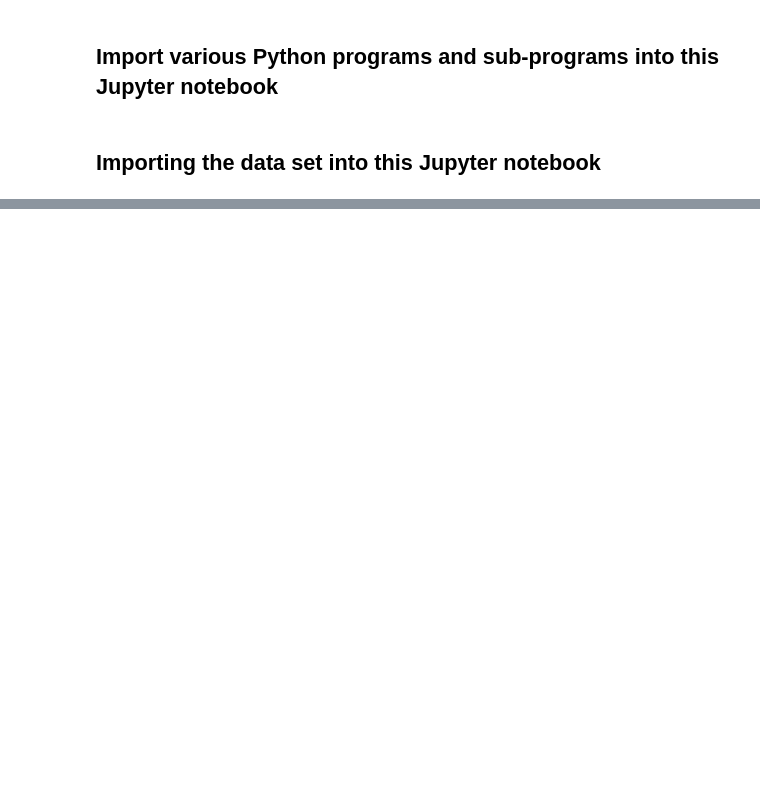
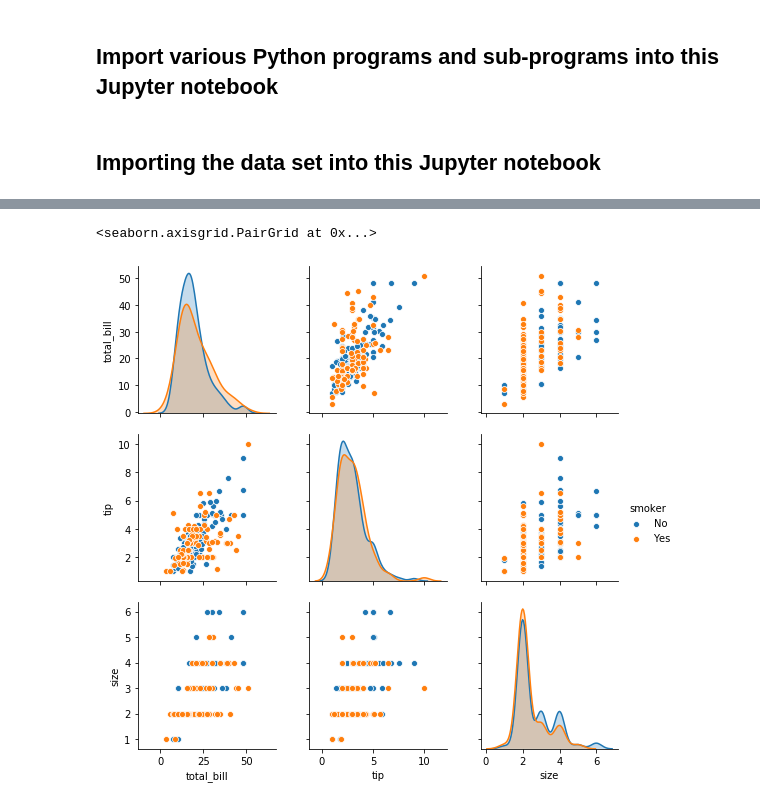
Before and after one commit to ClaireGMIT/Fundamentals-of-data-analysis-Assessment, a Jupyter notebook: Fundamentals-of-Data-Analysis-Assignment1-Nov2019.ipynb, the cells around one changed output, grey strips where cells are left out. Saved outputs shown, nothing was run; the diff lists cells and outputs as text; code cells hidden in the pictures; blank space fills up the shorter version.

```diff
--- a/Fundamentals-of-Data-Analysis-Assignment1-Nov2019.ipynb
+++ b/Fundamentals-of-Data-Analysis-Assignment1-Nov2019.ipynb
@@ -32,0 +158,5 @@ HTTPError: HTTP Error 404: Not Found
+# %%
+sns.pairplot(df, hue="smoker") # Plots are displayed but smoker data are differentiated by colour (hue).
+# %% [output]
+<seaborn.axisgrid.PairGrid at 0x...>
+[figure, added]
```
Also changed, not shown: parts of 15 cells of this notebook.
